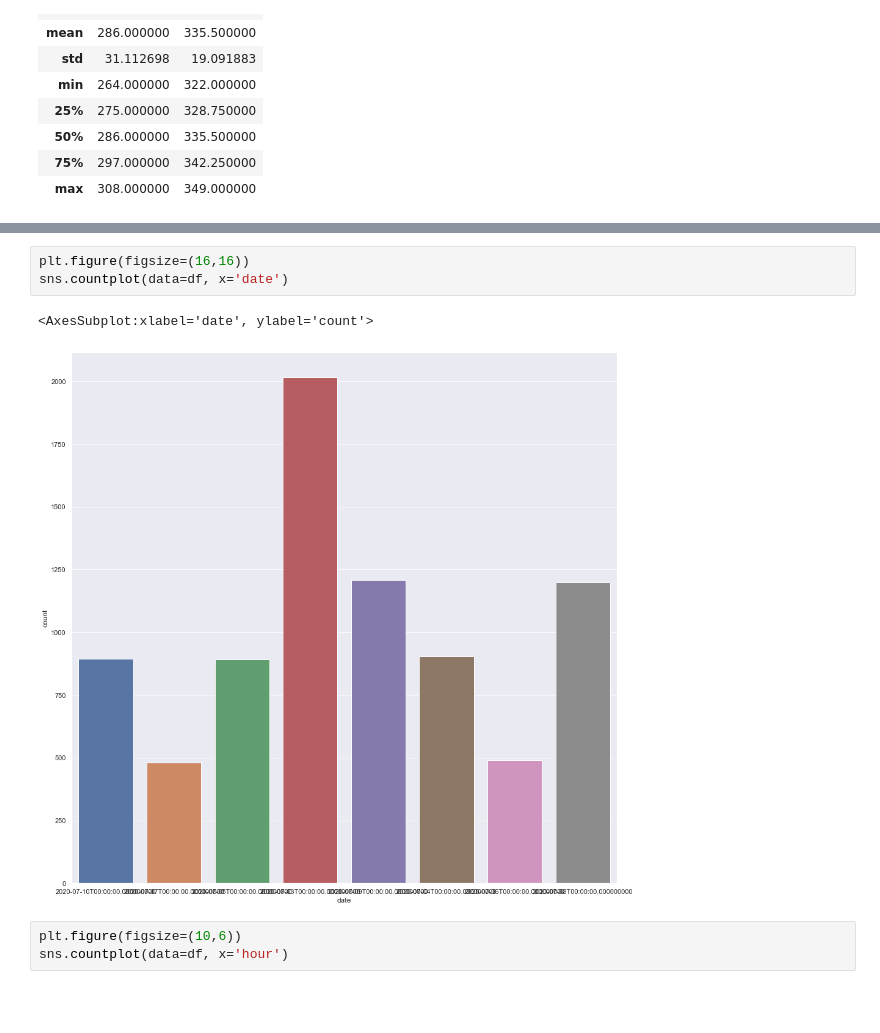
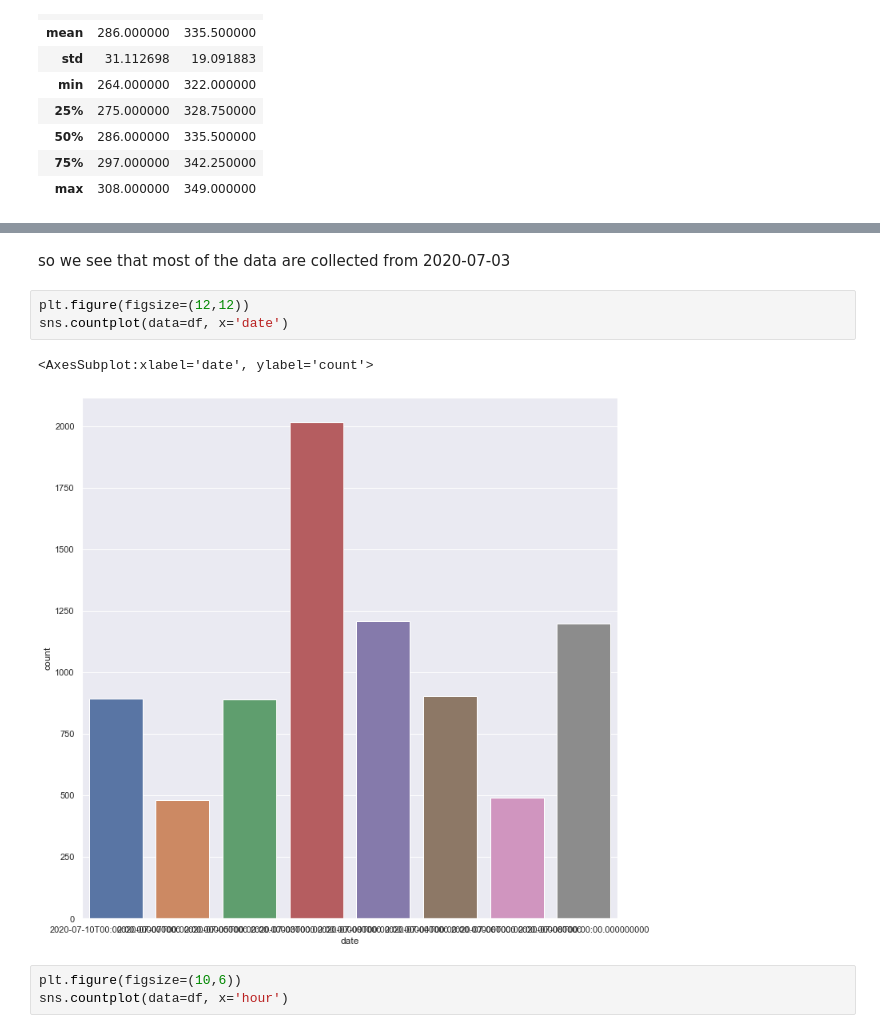
Before and after one commit to 10Academy-B6-W2/Smart-Ads-campaign-performance-analysis, a Jupyter notebook: notebooks/EDA_for_ABTesting.ipynb, the cells around one changed output, grey strips where cells are left out. Saved outputs shown, nothing was run; the diff lists cells and outputs as text; blank space fills up the shorter version.

```diff
--- a/notebooks/EDA_for_ABTesting.ipynb
+++ b/notebooks/EDA_for_ABTesting.ipynb
@@ -358,9 +379,11 @@ dt = df['date'].nunique()
+# %% [markdown]
+so we see that most of the data are collected from 2020-07-03
 # %%
-plt.figure(figsize=(16,16))
+plt.figure(figsize=(12,12))
 sns.countplot(data=df, x='date')
 # %% [output]
 <AxesSubplot:xlabel='date', ylabel='count'>
-[figure, old version]
+[figure, new version]
 # %%
 plt.figure(figsize=(10,6))
 sns.countplot(data=df, x='hour')
```
Also changed, not shown: parts of 16 cells of this notebook.
